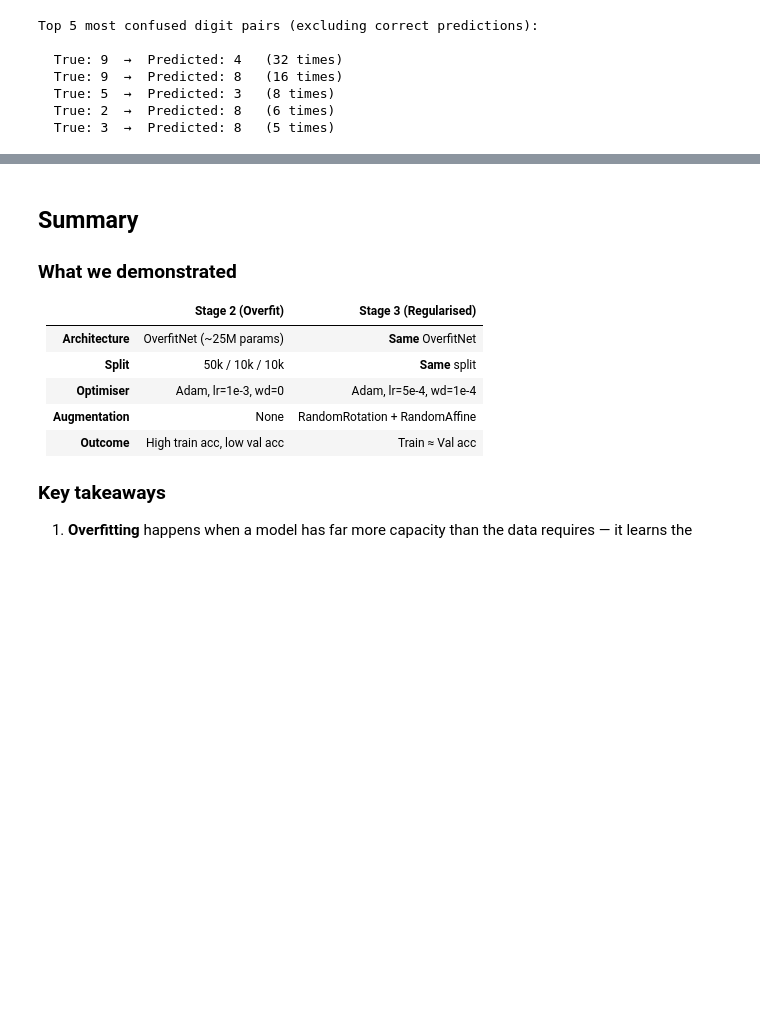
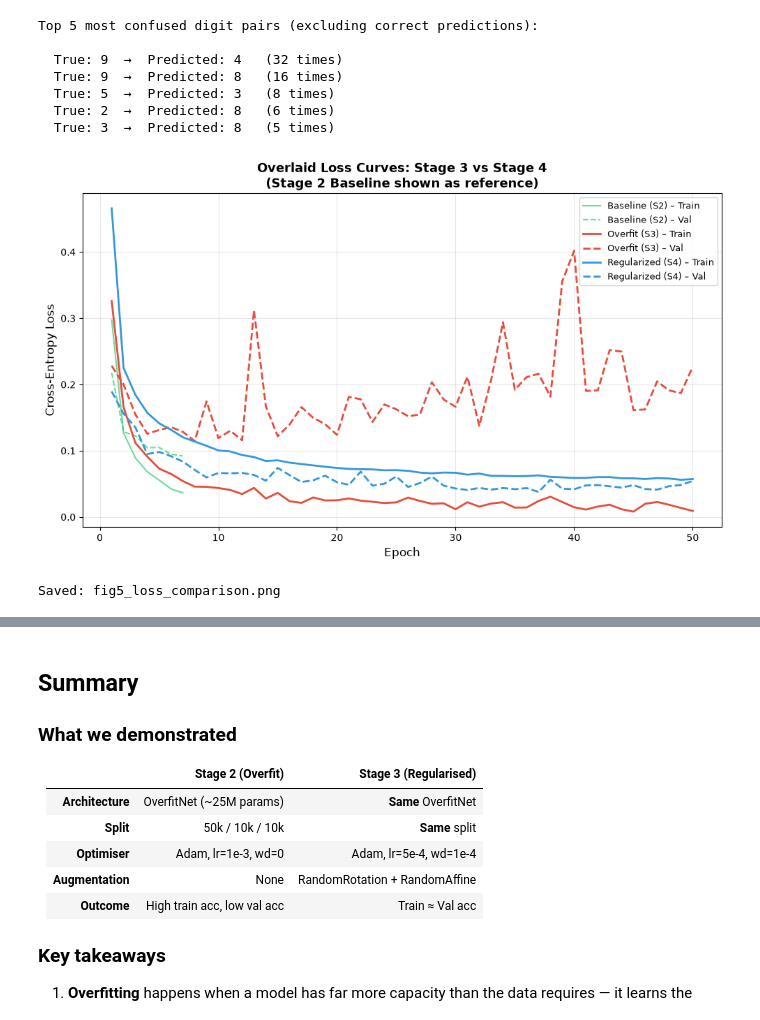
Before and after one commit to Sreelm10sj/mnist-overfit-regularization, a Jupyter notebook: mnist_digit_recognition.ipynb, the cells around one changed output, grey strips where cells are left out. Drawn from its saved outputs; the diff is of its cells as text; code cells hidden in the pictures; blank space fills up the shorter version.

```diff
--- a/mnist_digit_recognition.ipynb
+++ b/mnist_digit_recognition.ipynb
@@ -233,7 +348,7 @@ class OverfitNet(nn.Module):
     """
     Intentionally over-parameterised fully-connected network.
     ~25 M parameters — designed to memorise the training set.
-    Architecture is IDENTICAL in Stage 3; only training procedure changes.
+    Architecture is IDENTICAL in Stage 4; only training procedure changes.
     """
     def __init__(self):
         super().__init__()
@@ -648,3 +763,42 @@ Top 5 most confused digit pairs (excluding correct predictions):
   True: 5  →  Predicted: 3   (8 times)
   True: 2  →  Predicted: 8   (6 times)
   True: 3  →  Predicted: 8   (5 times)
+# %%
+fig, ax = plt.subplots(figsize=(10, 6))
+
+colors = {'baseline': '#2ecc71', 'overfit': '#e74c3c', 'fixed': '#3498db'}
+
+# ── Stage 2 — Baseline (reference, dotted) ────────────────────────────────
+ep_base = range(1, len(history_baseline['train_loss']) + 1)
+ax.plot(ep_base, history_baseline['train_loss'], color=colors['baseline'],
+         linestyle='-', linewidth=1.5, alpha=0.7, label='Baseline (S2) – Train')
+ax.plot(ep_base, history_baseline['val_loss'], color=colors['baseline'],
+         linestyle='--', linewidth=1.5, alpha=0.7, label='Baseline (S2) – Val')
+
+# ── Stage 3 — Overfit ──────────────────────────────────────────────────────
+ep_full = range(1, len(history_overfit['train_loss']) + 1)
+ax.plot(ep_full, history_overfit['train_loss'], color=colors['overfit'],
+         linestyle='-', linewidth=2, label='Overfit (S3) – Train')
+ax.plot(ep_full, history_overfit['val_loss'], color=colors['overfit'],
+         linestyle='--', linewidth=2, label='Overfit (S3) – Val')
+
+# ── Stage 4 — Regularized ─────────────────────────────────────────────────
+ax.plot(ep_full, history_fixed['train_loss'], color=colors['fixed'],
+         linestyle='-', linewidth=2, label='Regularized (S4) – Train')
+ax.plot(ep_full, history_fixed['val_loss'], color=colors['fixed'],
+         linestyle='--', linewidth=2, label='Regularized (S4) – Val')
+
+ax.set_xlabel('Epoch', fontsize=12)
+ax.set_ylabel('Cross-Entropy Loss', fontsize=12)
+ax.set_title('Overlaid Loss Curves: Stage 3 vs Stage 4\n(Stage 2 Baseline shown as reference)',
+              fontsize=13, fontweight='bold')
+ax.legend(fontsize=9, loc='upper right', ncol=1)
+ax.grid(True, alpha=0.3)
+
+plt.tight_layout()
+plt.savefig('fig5_loss_comparison.png', dpi=150, bbox_inches='tight')
+plt.show()
+print("Saved: fig5_loss_comparison.png")
+# %% [output]
+[figure, added]
+Saved: fig5_loss_comparison.png
```
Also changed, not shown: parts of 23 cells of this notebook.
